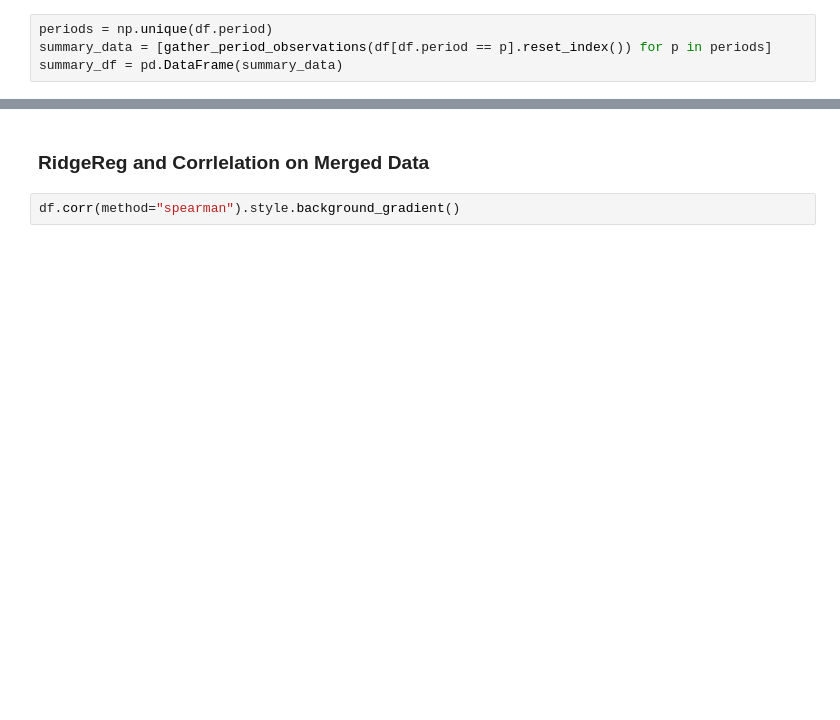
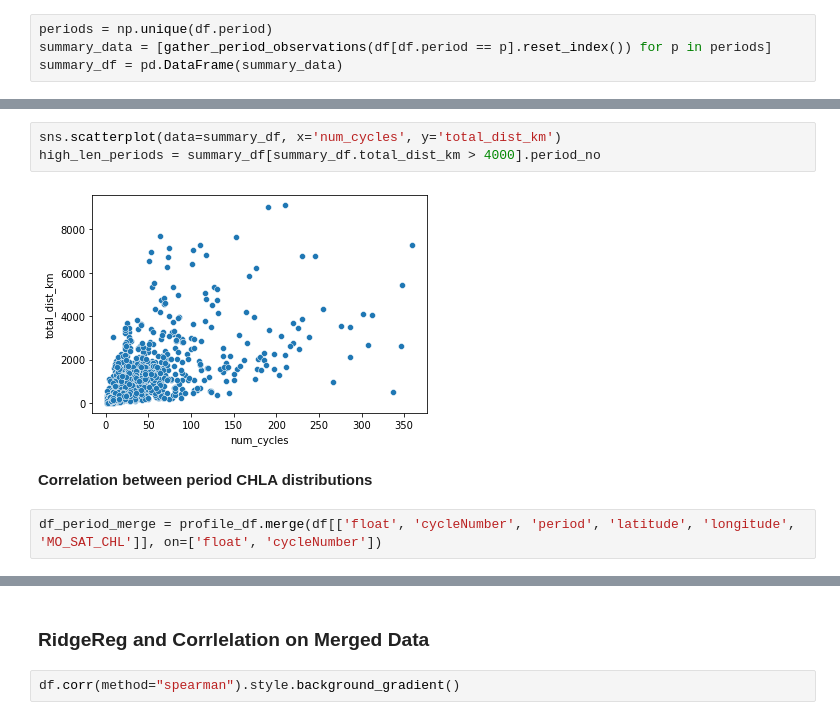
Before and after one commit to gnyirjesy/ocean-depth-characterization, a Jupyter notebook: EDA/eda_bh.ipynb, the cells around one changed output, grey strips where cells are left out. Saved outputs shown, nothing was run; the diff lists cells and outputs as text; blank space fills up the shorter version.

```diff
--- a/EDA/eda_bh.ipynb
+++ b/EDA/eda_bh.ipynb
@@ -208,0 +214,9 @@ plt.show()
+# %%
+sns.scatterplot(data=summary_df, x='num_cycles', y='total_dist_km')
+high_len_periods = summary_df[summary_df.total_dist_km > 4000].period_no
+# %% [output]
+[figure, added]
+# %% [markdown]
+**Correlation between period CHLA distributions**
+# %%
+df_period_merge = profile_df.merge(df[['float', 'cycleNumber', 'period', 'latitude', 'longitude', 'MO_SAT_CHL']], on=['float', 'cycleNumber'])
```
Also changed, not shown: parts of 13 cells of this notebook.
